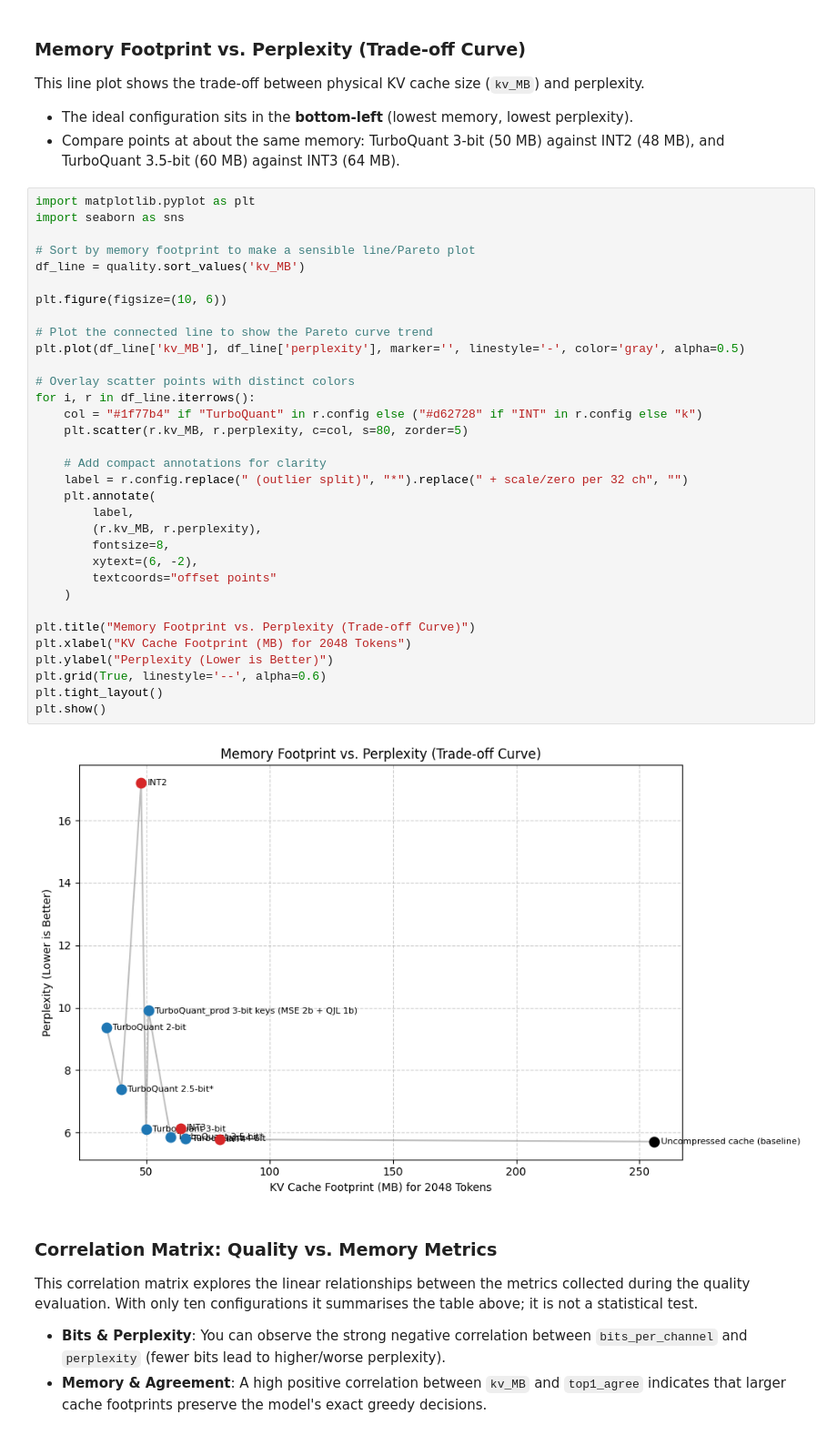
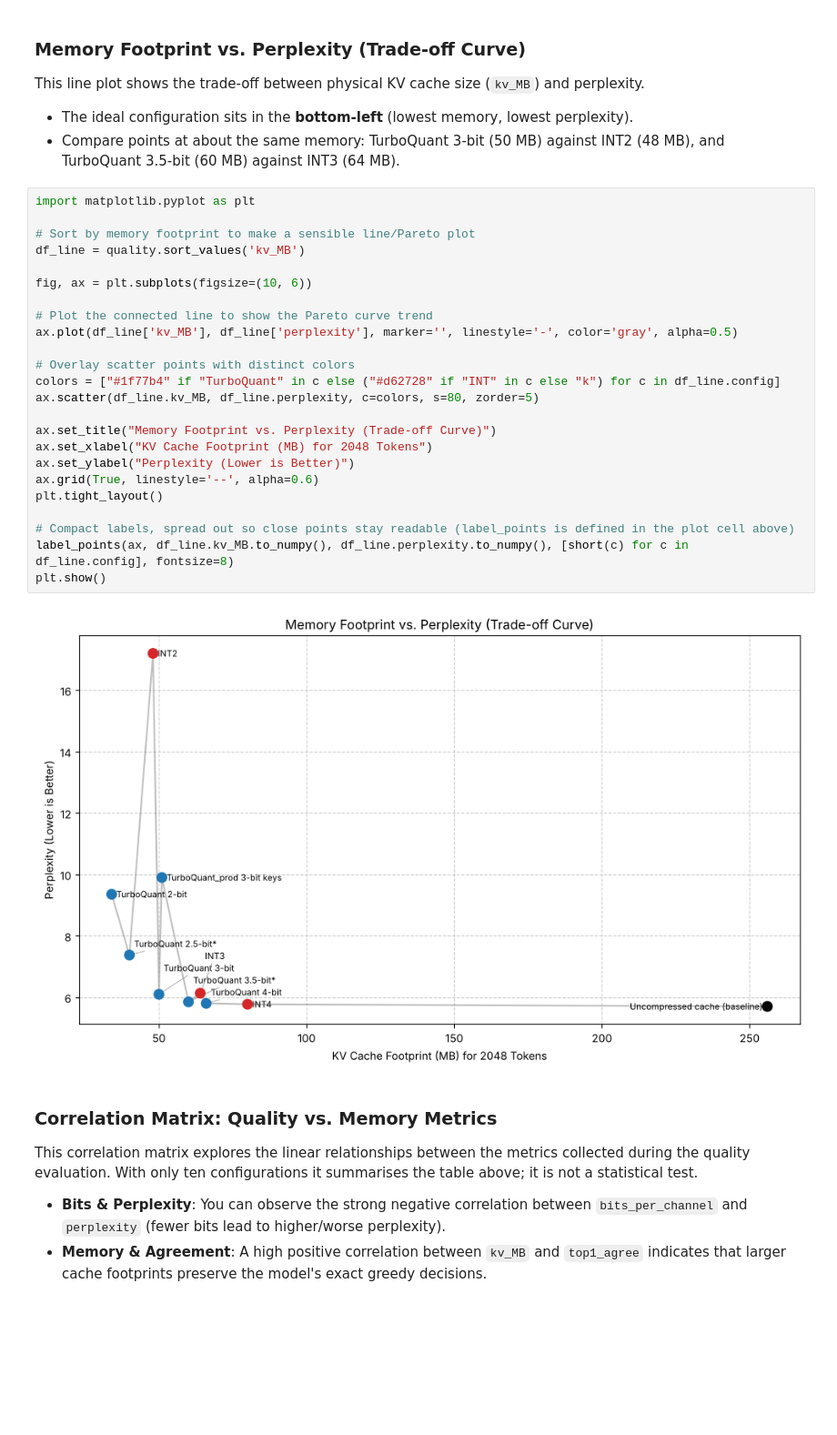
Before and after one commit to olonok69/ML_TurboQuant, a Jupyter notebook: llm_kv_cache_demo.ipynb, the cells around one changed output. Shown at 91% size. Drawn from its saved outputs; the diff is of its cells as text; blank space fills up the shorter version.

```diff
--- a/llm_kv_cache_demo.ipynb
+++ b/llm_kv_cache_demo.ipynb
@@ -914,39 +946,30 @@ This line plot shows the trade-off between physical KV cache size (`kv_MB`) and
 * Compare points at about the same memory: TurboQuant 3-bit (50 MB) against INT2 (48 MB), and TurboQuant 3.5-bit (60 MB) against INT3 (64 MB).
 # %%
 import matplotlib.pyplot as plt
-import seaborn as sns
 
 # Sort by memory footprint to make a sensible line/Pareto plot
 df_line = quality.sort_values('kv_MB')
 
-plt.figure(figsize=(10, 6))
+fig, ax = plt.subplots(figsize=(10, 6))
 
 # Plot the connected line to show the Pareto curve trend
-plt.plot(df_line['kv_MB'], df_line['perplexity'], marker='', linestyle='-', color='gray', alpha=0.5)
+ax.plot(df_line['kv_MB'], df_line['perplexity'], marker='', linestyle='-', color='gray', alpha=0.5)
 
 # Overlay scatter points with distinct colors
-for i, r in df_line.iterrows():
-    col = "#1f77b4" if "TurboQuant" in r.config else ("#d62728" if "INT" in r.config else "k")
-    plt.scatter(r.kv_MB, r.perplexity, c=col, s=80, zorder=5)
+colors = ["#1f77b4" if "TurboQuant" in c else ("#d62728" if "INT" in c else "k") for c in df_line.config]
+ax.scatter(df_line.kv_MB, df_line.perplexity, c=colors, s=80, zorder=5)
 
-    # Add compact annotations for clarity
-    label = r.config.replace(" (outlier split)", "*").replace(" + scale/zero per 32 ch", "")
-    plt.annotate(
-        label,
-        (r.kv_MB, r.perplexity),
-        fontsize=8,
-        xytext=(6, -2),
-        textcoords="offset points"
-    )
+ax.set_title("Memory Footprint vs. Perplexity (Trade-off Curve)")
+ax.set_xlabel("KV Cache Footprint (MB) for 2048 Tokens")
+ax.set_ylabel("Perplexity (Lower is Better)")
+ax.grid(True, linestyle='--', alpha=0.6)
+plt.tight_layout()
 
-plt.title("Memory Footprint vs. Perplexity (Trade-off Curve)")
-plt.xlabel("KV Cache Footprint (MB) for 2048 Tokens")
-plt.ylabel("Perplexity (Lower is Better)")
-plt.grid(True, linestyle='--', alpha=0.6)
-plt.tight_layout()
+# Compact labels, spread out so close points stay readable (label_points is defined in the plot cell above)
+label_points(ax, df_line.kv_MB.to_numpy(), df_line.perplexity.to_numpy(), [short(c) for c in df_line.config], fontsize=8)
 plt.show()
 # %% [output]
-[figure, old version]
+[figure, new version]
 # %% [markdown]
 ### Correlation Matrix: Quality vs. Memory Metrics
 
```
Also changed, not shown: parts of 2 cells of this notebook, 5 other files.
